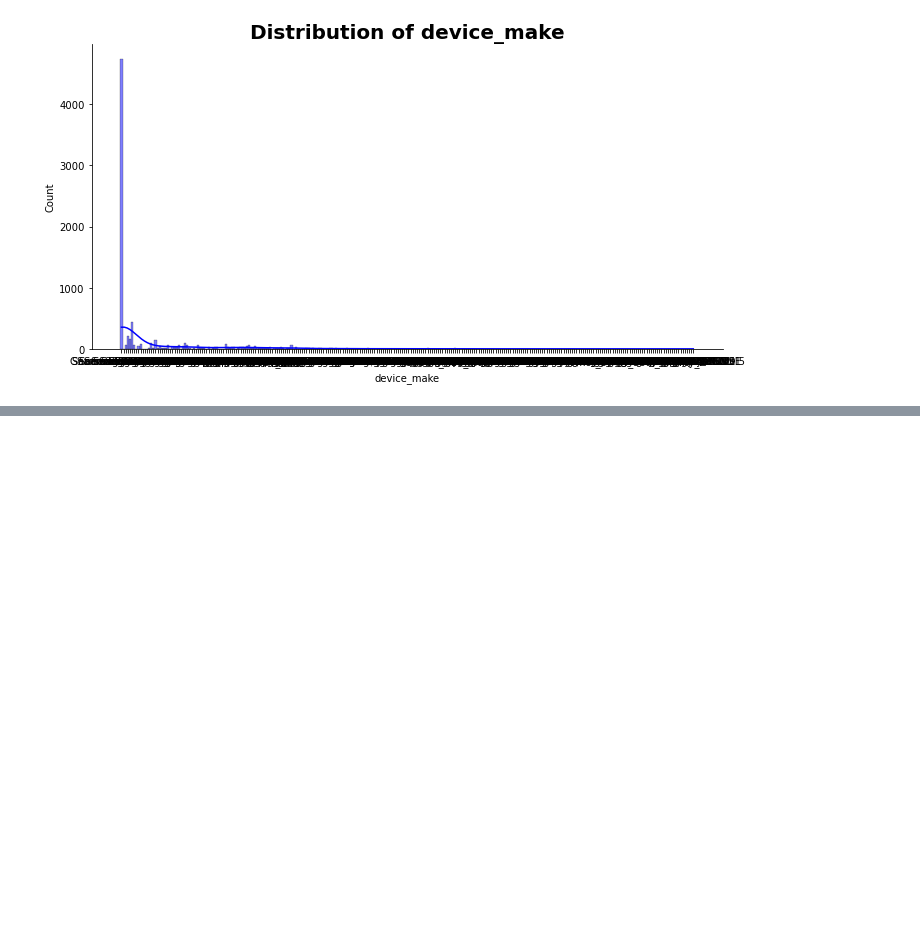
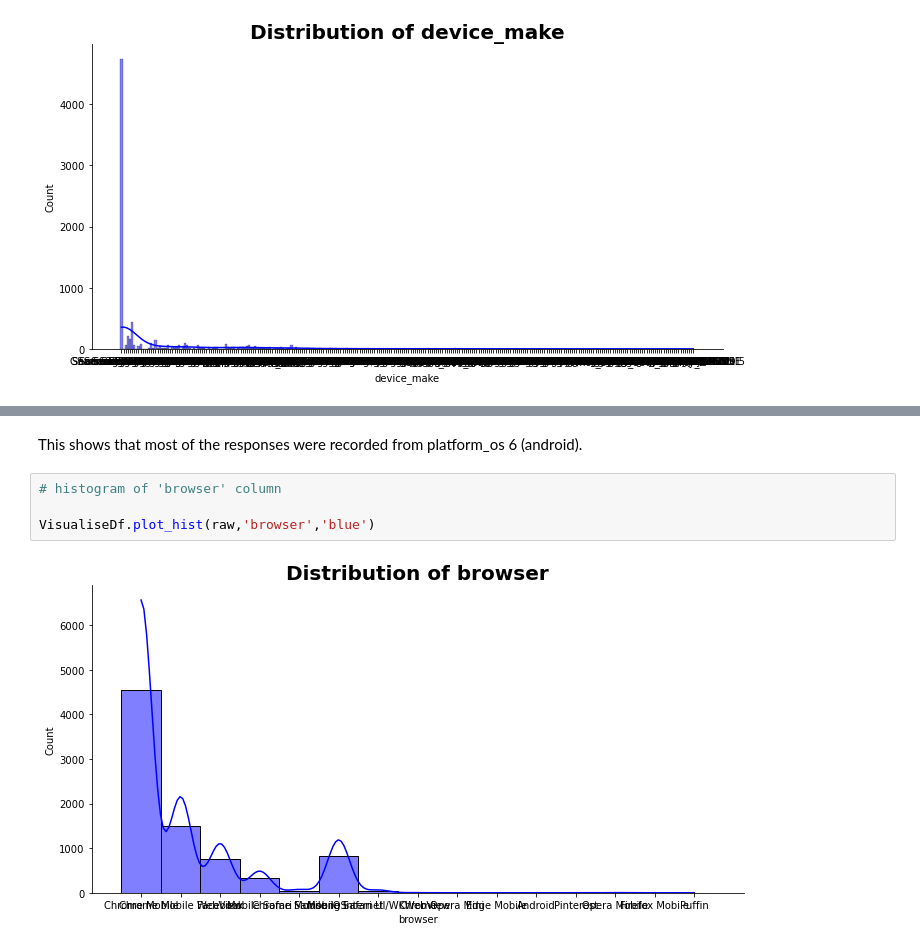
Before and after one commit to Group-6-10Academy/smart_ad_ABtesting, a Jupyter notebook: notebooks/new_EDA.ipynb, the cells around one changed output, grey strips where cells are left out. Cells and saved outputs as stored; diff of their text form; blank space fills up the shorter version.

```diff
--- a/notebooks/new_EDA.ipynb
+++ b/notebooks/new_EDA.ipynb
@@ -343,0 +348,8 @@ VisualiseDf.plot_hist(raw,'device_make','blue')
+# %% [markdown]
+This shows that most of the responses were recorded from platform_os 6 (android).
+# %%
+# histogram of 'browser' column
+
+VisualiseDf.plot_hist(raw,'browser','blue')
+# %% [output]
+[figure, added]
```
Also changed, not shown: parts of 25 cells of this notebook.
